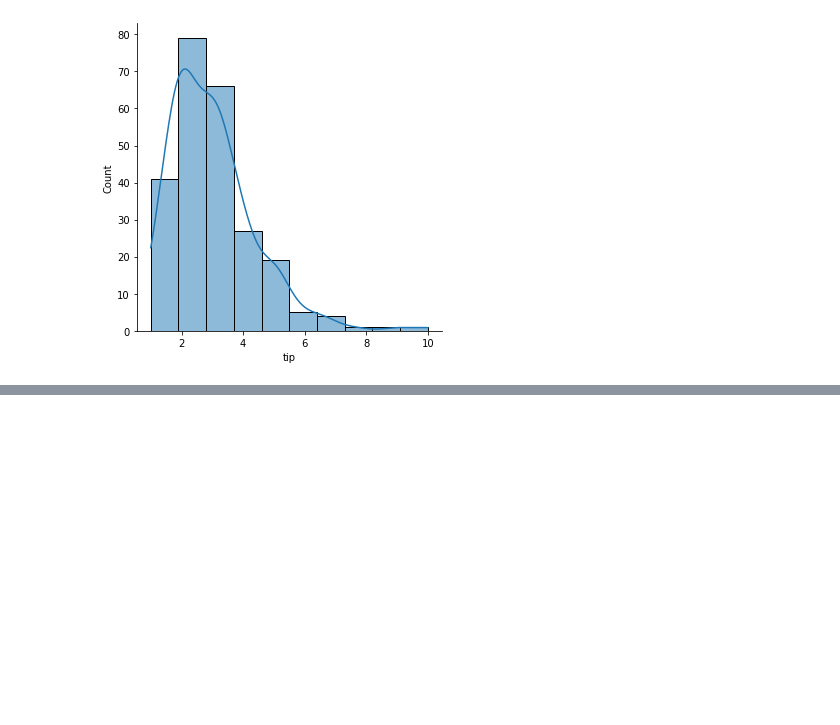
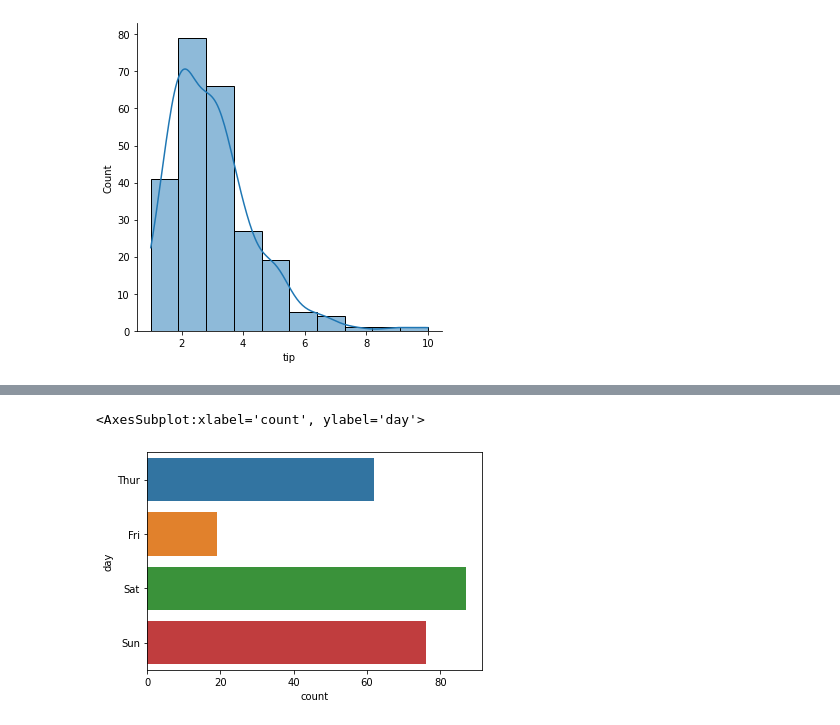
Before and after one commit to Neeteshking21/data-Science-, a Jupyter notebook: Seaborn.ipynb, the cells around one changed output, grey strips where cells are left out. Drawn from its saved outputs; the diff is of its cells as text; code cells hidden in the pictures; blank space fills up the shorter version.

```diff
--- a/Seaborn.ipynb
+++ b/Seaborn.ipynb
@@ -133,0 +156,5 @@ sb.displot(df['tip'], kde=True, bins=10)
+# %%
+sb.countplot(y='day', data=df)   # here y will indicates base axis
+# %% [output]
+<AxesSubplot:xlabel='count', ylabel='day'>
+[figure, added]
```
Also changed, not shown: parts of 12 cells of this notebook.
